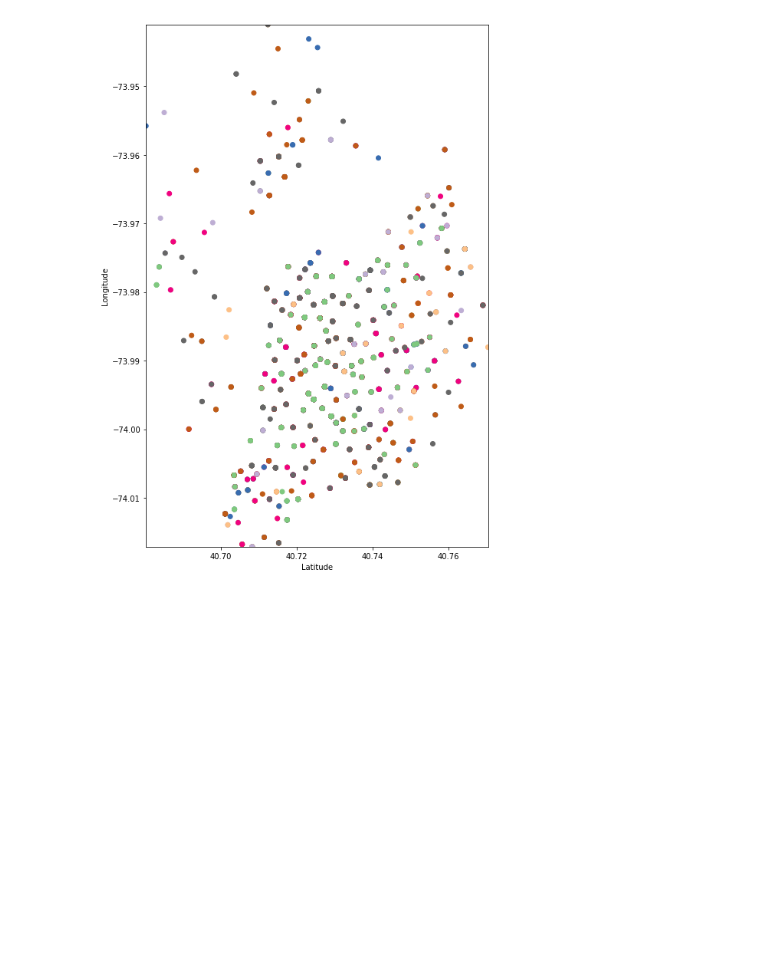
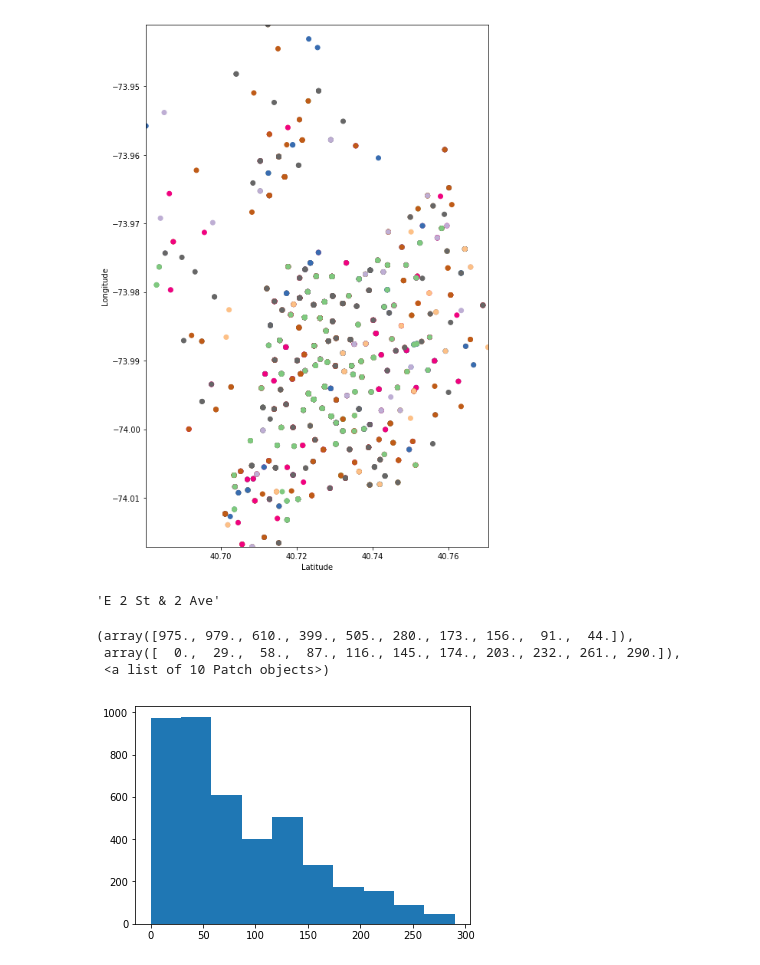
Before and after one commit to pulkitmehta/bikeIntel, a Jupyter notebook: Destination recommender.ipynb, the cells around one changed output. Cells and saved outputs as stored; diff of their text form; code cells hidden in the pictures; blank space fills up the shorter version.

```diff
--- a/Untitled.ipynb
+++ b/Destination recommender.ipynb
@@ -109,3 +104,19 @@ plt.plot()
 # %% [output]
 []
 [figure]
+# %%
+id_to_name[indx_to_id[10]]
+# %% [output]
+'E 2 St & 2 Ave'
+# %%
+destinations = []
+for ID in dataset['end station id']:
+    destinations.append(id_to_indx[ID])
+destinations = np.array(destinations)
+# %%
+plt.hist(destinations)
+# %% [output]
+(array([975., 979., 610., 399., 505., 280., 173., 156.,  91.,  44.]),
+ array([  0.,  29.,  58.,  87., 116., 145., 174., 203., 232., 261., 290.]),
+ <a list of 10 Patch objects>)
+[figure, added]
```
Also changed, not shown: parts of 22 cells of this notebook.
